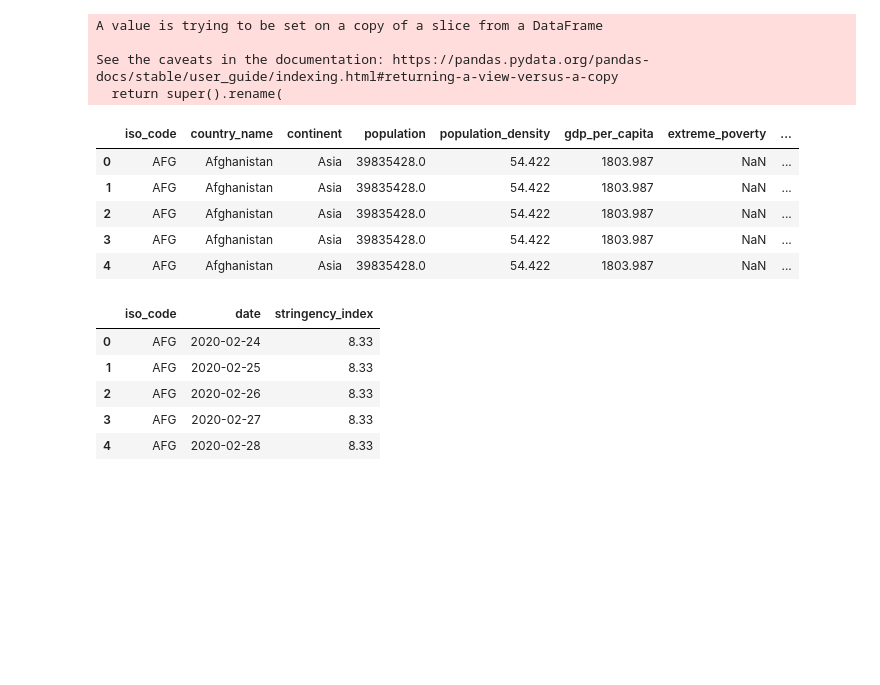
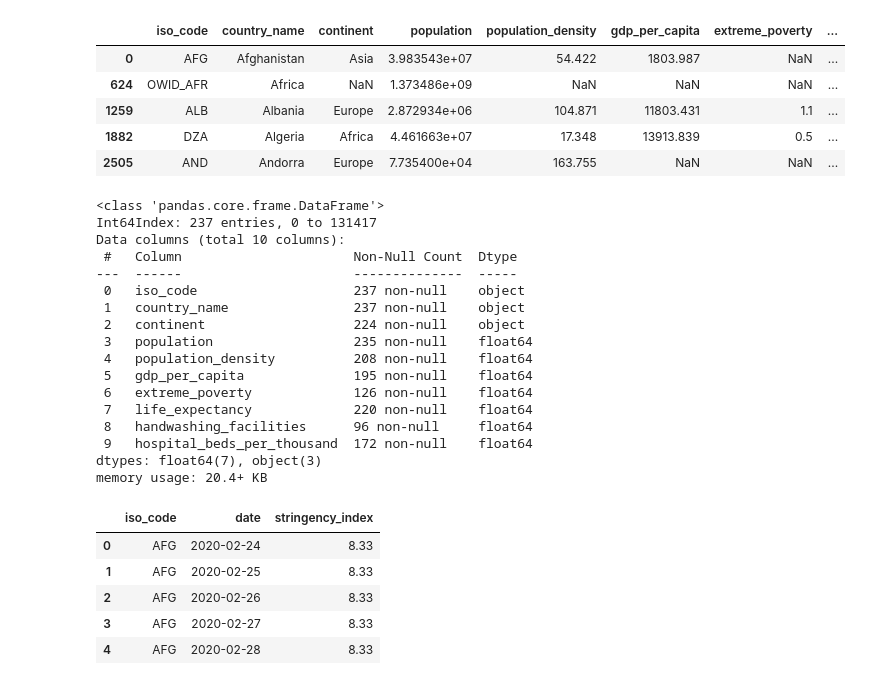
Before and after one commit to hehill/worldwide-vaccination, a Jupyter notebook: data.ipynb, the cells around one changed output. Saved outputs shown, nothing was run; the diff lists cells and outputs as text; code cells hidden in the pictures; blank space fills up the shorter version.

Commit message:
postgresql code in data.ipynb and organized files

```diff
--- a/data.ipynb
+++ b/data.ipynb
@@ -7,26 +7,43 @@ import sqlalchemy
 from sqlalchemy.ext.automap import automap_base
 from sqlalchemy.orm import Session
 from sqlalchemy import create_engine, func
+from config import password
 
-data_owid = "owid-covid-data.csv"
+data_owid = "data/owid-covid-data.csv"
 
 data_owid_df = pd.read_csv(data_owid)
 # %%
 #cleaning data/making tables
-country = data_owid_df[["iso_code", "location", "continent", "population", "population_density", "gdp_per_capita", "extreme_poverty", "life_expectancy", "handwashing_facilities", "hospital_beds_per_thousand"]]
+country = data_owid_df[["iso_code", "location", "continent", "population", "population_density", "gdp_per_capita", "extreme_poverty", "life_expectancy", "handwashing_facilities", "hospital_beds_per_thousand"]].drop_duplicates()
 country.rename(columns= {"location": "country_name"}, inplace= True)
 country.head()
 # %% [output]
-A value is trying to be set on a copy of a slice from a DataFrame
-
-See the caveats in the documentation: https://pandas.pydata.org/pandas-docs/stable/user_guide/indexing.html#returning-a-view-versus-a-copy
-  return super().rename(
 |  | iso_code | country_name | continent | population | population_density | gdp_per_capita | extreme_poverty | ... |
-| 0 | AFG | Afghanistan | Asia | 39835428.0 | 54.422 | 1803.987 | NaN | ... |
-| 1 | AFG | Afghanistan | Asia | 39835428.0 | 54.422 | 1803.987 | NaN | ... |
-| 2 | AFG | Afghanistan | Asia | 39835428.0 | 54.422 | 1803.987 | NaN | ... |
-| 3 | AFG | Afghanistan | Asia | 39835428.0 | 54.422 | 1803.987 | NaN | ... |
-| 4 | AFG | Afghanistan | Asia | 39835428.0 | 54.422 | 1803.987 | NaN | ... |
+| 0 | AFG | Afghanistan | Asia | 3.983543e+07 | 54.422 | 1803.987 | NaN | ... |
+| 624 | OWID_AFR | Africa | NaN | 1.373486e+09 | NaN | NaN | NaN | ... |
+| 1259 | ALB | Albania | Europe | 2.872934e+06 | 104.871 | 11803.431 | 1.1 | ... |
+| 1882 | DZA | Algeria | Africa | 4.461663e+07 | 17.348 | 13913.839 | 0.5 | ... |
+| 2505 | AND | Andorra | Europe | 7.735400e+04 | 163.755 | NaN | NaN | ... |
+# %%
+country.info()
+# %% [output]
+<class 'pandas.core.frame.DataFrame'>
+Int64Index: 237 entries, 0 to 131417
+Data columns (total 10 columns):
+ #   Column                      Non-Null Count  Dtype
+---  ------                      --------------  -----
+ 0   iso_code                    237 non-null    object
+ 1   country_name                237 non-null    object
+ 2   continent                   224 non-null    object
+ 3   population                  235 non-null    float64
+ 4   population_density          208 non-null    float64
+ 5   gdp_per_capita              195 non-null    float64
+ 6   extreme_poverty             126 non-null    float64
+ 7   life_expectancy             220 non-null    float64
+ 8   handwashing_facilities      96 non-null     float64
+ 9   hospital_beds_per_thousand  172 non-null    float64
+dtypes: float64(7), object(3)
+memory usage: 20.4+ KB
 # %%
 policy = data_owid_df[["iso_code", "date", "stringency_index"]]
 policy.head()
```
Also changed, not shown: parts of 4 cells of this notebook, 10 other files.
